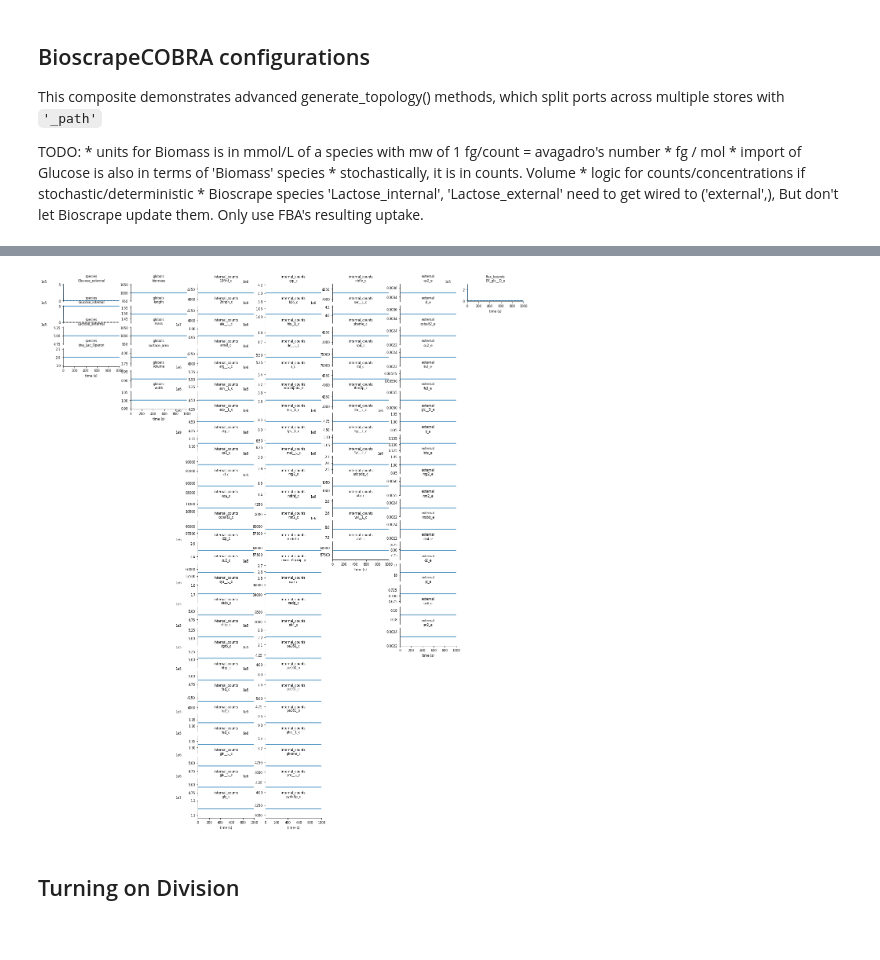
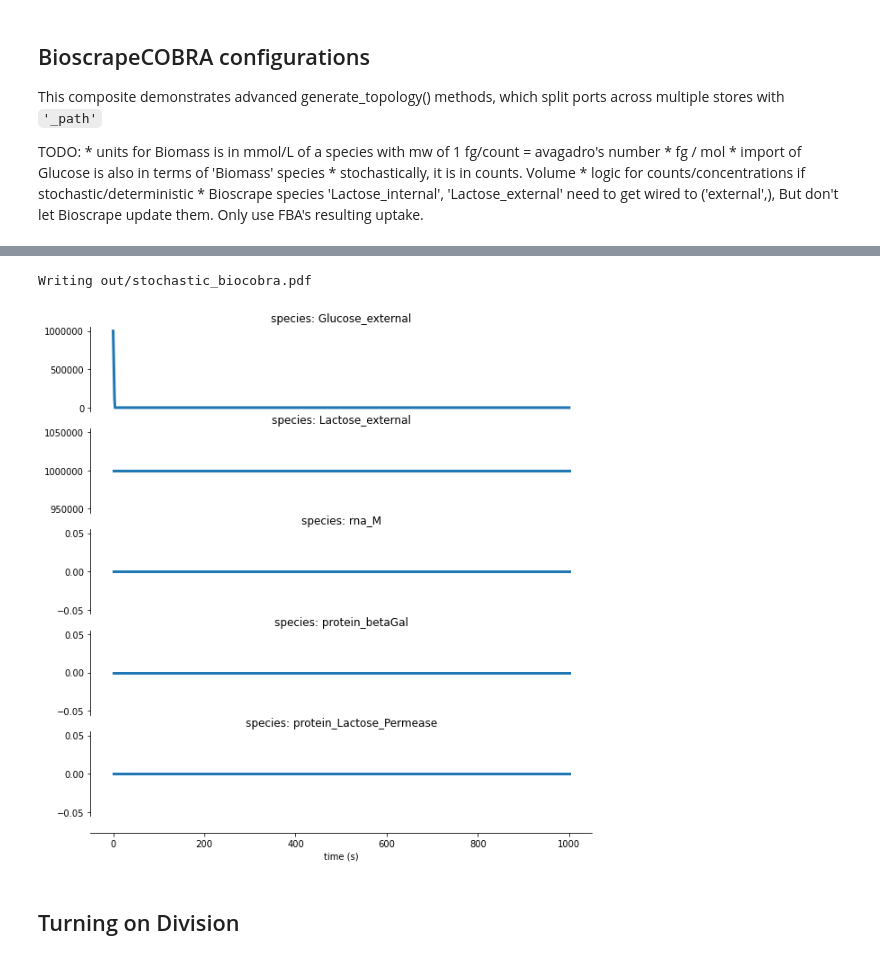
Before and after one commit to vivarium-collective/vivarium-notebooks, a Jupyter notebook: lac_operon/bioscrape-cobra-stochastic-refactoring.ipynb, the cells around one changed output, grey strips where cells are left out. Saved outputs shown, nothing was run; the diff lists cells and outputs as text; code cells hidden in the pictures.

```diff
--- a/lac_operon/bioscrape-cobra-stochastic-refactoring.ipynb
+++ b/lac_operon/bioscrape-cobra-stochastic-refactoring.ipynb
@@ -846,24 +875,26 @@ Changes required for Stochastic Model
 * BiomassDeriver converts to counts instead of concentration
 * FluxDeriver run in "stochastic" mode where flux is averaged over the cobra update time-frame.
 # %%
+total_time = 1000
 stochastic_bioscrape_config = {
             'sbml_file': 'LacOperon_stochastic.xml',
             'stochastic': True,
             'initial_volume': 1,
             'internal_dt': 0.01,}
 
-bioscrape_cobra_composite_stochastic = BioscrapeCOBRA({"bioscrape":stochastic_bioscrape_config})
-# get initial state
-initial_state = bioscrape_cobra_composite_stochastic.initial_state()
-## override FBA default external state
-initial_state['external']['glc__D_e'] = 10**6
-initial_state['external']['lcts_e'] = 10**6
+stochastic_biocobra_composer = BioscrapeCOBRA({'bioscrape': stochastic_bioscrape_config})
 
-# simulate
-settings = {
-    'initial_state': initial_state,
-    'total_time': 1000}
-bioscrape_cobra_output_stochastic = simulate_compartment_in_experiment(
-    bioscrape_cobra_composite_stochastic,
-    settings)
+initial_state = stochastic_biocobra_composer.initial_state()
+initial_state['species']['Glucose_external'] = 10 ** 6
+initial_state['species']['Lactose_external'] = 10 ** 6
+
+# make experiment
+stochastic_biocobra_composite = stochastic_biocobra_composer.generate()
+stochastic_biocobra_experiment = Experiment(
+    dict(
+        processes=stochastic_biocobra_composite['processes'],
+        topology=stochastic_biocobra_composite['topology'],
+        initial_state=initial_state,))
+
+stochastic_biocobra_experiment.update(total_time)
 # %% [output]
@@ -892,7 +922,16 @@ states {'species': {'rna_M': 0.0, 'monomer_betaGal': 0.0, 'protein_betaGal': 0.0
-# %%
-fig = plot_simulation_output(bioscrape_cobra_output_stochastic)
-# %% [output]
-[figure, removed]
+# %%
+timeseries = stochastic_biocobra_experiment.emitter.get_timeseries()
+
+# plot output
+variables_plot_config = {
+    'filename': 'stochastic_biocobra.pdf',
+    **plotted_bioscrape_variables,
+    **plot_var_config}
+
+fig = plot_variables(timeseries, **variables_plot_config)
+# %% [output]
+Writing out/stochastic_biocobra.pdf
+[figure, added]
 # %% [markdown]
 ## Turning on Division
 # %%
```
Also changed, not shown: parts of 22 cells of this notebook, 1 other file.
